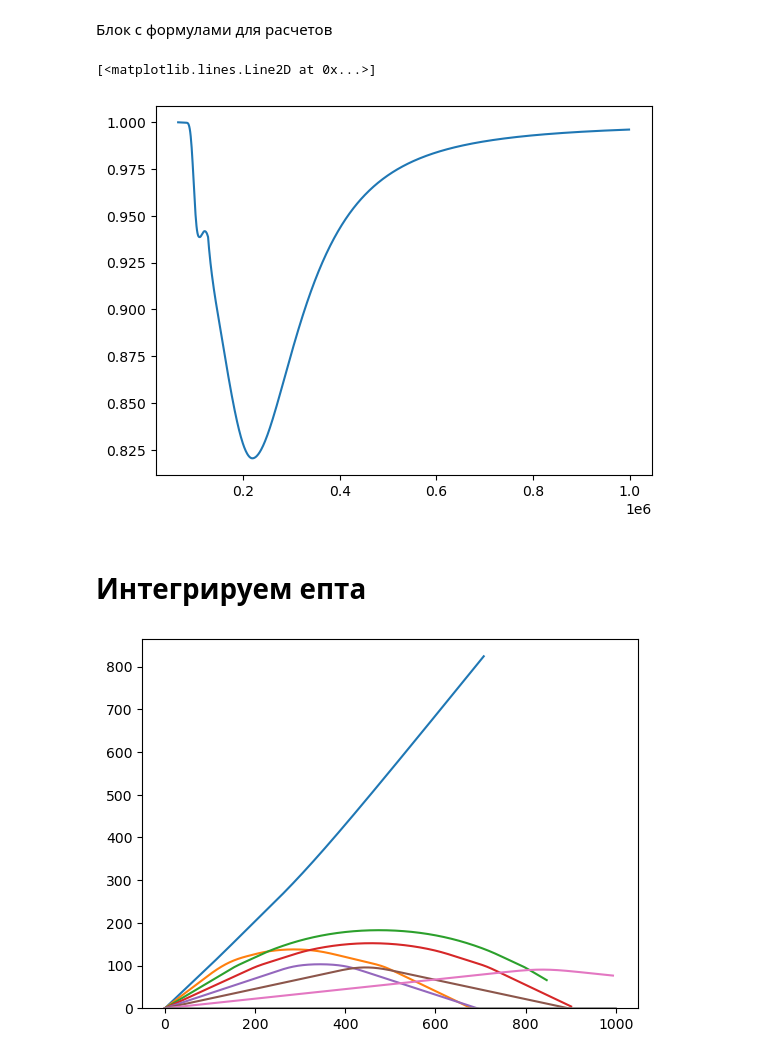
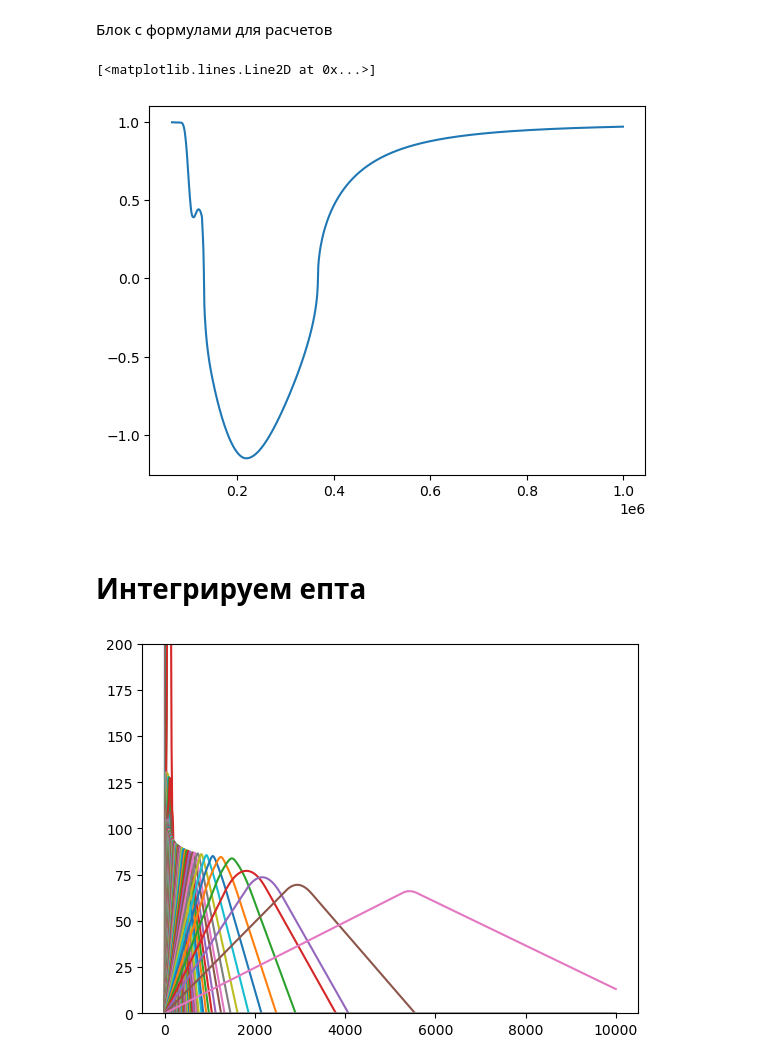
Before and after one commit to astronom-v-cube/exam_rrv, a Jupyter notebook: 5.ipynb, the cells around one changed output. Saved outputs shown, nothing was run; the diff lists cells and outputs as text; code cells hidden in the pictures.

```diff
--- a/5.ipynb
+++ b/5.ipynb
@@ -64,19 +64,20 @@ date = dt.datetime(int(NRLMSIS_day[0][0]), int(NRLMSIS_day[0][1]), int(NRLMSIS_d
 
 e_charge = 4.8e-10
 mass_e = 9.1094e-28
-omega = 2 * pi * (8 * 1e6)
+omega = 2 * pi * (3 * 1e6)
 # %% [markdown]
 Блок с формулами для расчетов
 # %%
 omega_plasm = np.sqrt((4 * pi * (e_charge ** 2) * N_e / mass_e))
-n = sqrt(1 - ((omega_plasm ** 2)/(omega ** 2)))
+n = 1 - ((omega_plasm**2)/(omega ** 2))
+n = np.sqrt(n*np.sign(n)) * np.sign(n)
 # %%
 interpol_n = interp1d(z, n, kind = 'cubic')
 # %%
 plt.plot(z, n)
 # %% [output]
 [<matplotlib.lines.Line2D at 0x...>]
-[figure, old version]
+[figure, new version]
 # %% [markdown]
 # Интегрируем епта
 # %%
@@ -91,6 +92,7 @@ def dp_zdt(z, n):
 
 def ode(t, p, n, p_x, p_y):
     x,y,z,p_z = p
+    if z < 0: p_x, p_y, p_z = 0,0,0
     return [p_x, p_y, p_z, dp_zdt(z, n)]
 
 def solve(n, z0, teta_0, phi_0, t):
@@ -110,11 +112,11 @@ def solve(n, z0, teta_0, phi_0, t):
 
     return sol.sol(t)
 # %%
-for theta in np.linspace(np.pi/4,np.pi/2, 8):
-    t = np.linspace(0,1000e3, 4096) # лол соответствует длинне с точнгостьб до сотки, ведь n~1
+for theta in np.linspace(0,np.pi/2, 128):
+    t = np.linspace(0,10000e3, 4096) # лол соответствует длинне с точнгостьб до сотки, ведь n~1
     x,y,z,p_z = solve(interpol_n, 0, theta, 0 ,t)
     plt.plot(x/1e3,z/1e3)
-    plt.ylim(0)
+    plt.ylim(0, 200)
     #plt.xlim(0,x[z.argmax()]*2/1000)
 # %% [output]
-[figure, old version]
+[figure, new version]
```
